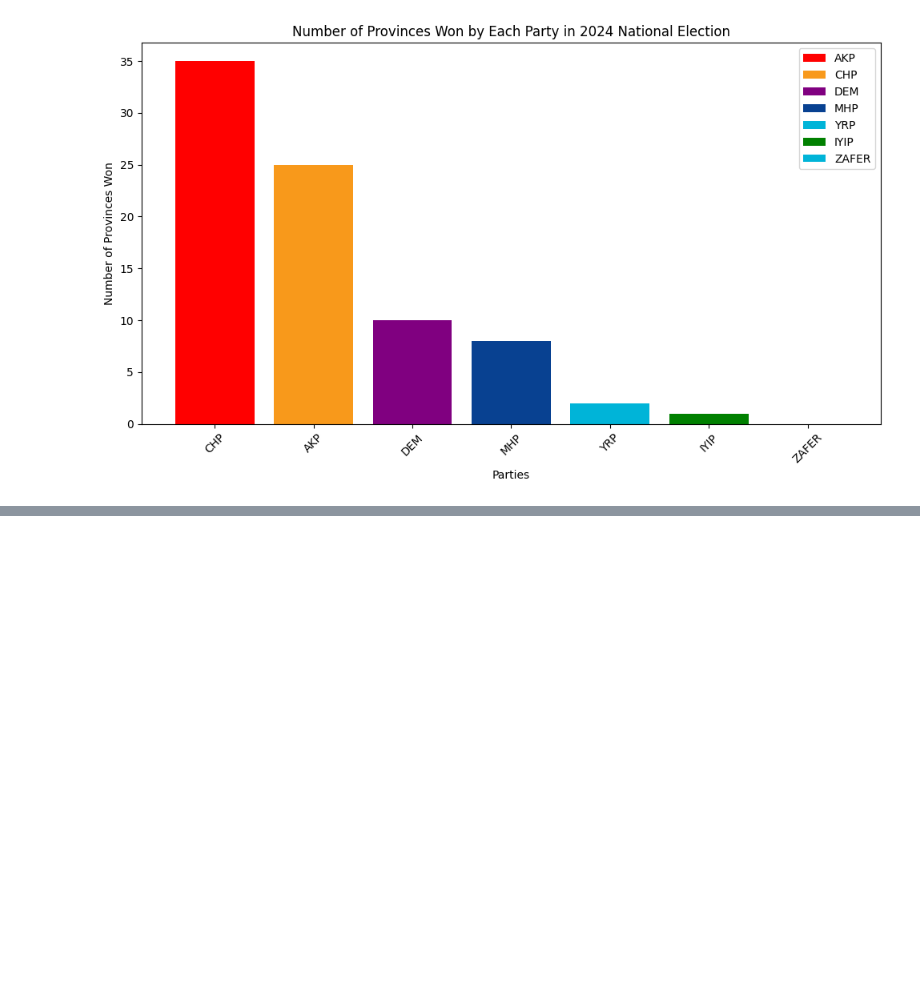
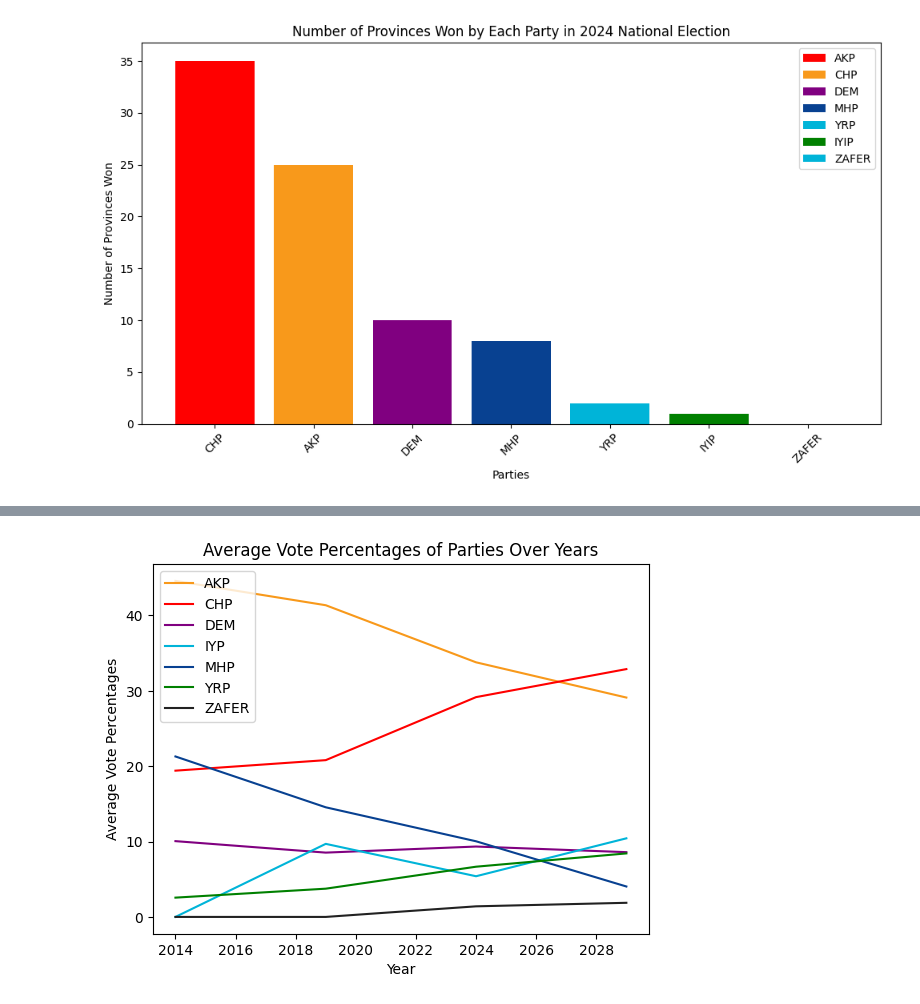
Before and after one commit to imranmammadov19852/Turkey-election-predict, a Jupyter notebook: index.ipynb, the cells around one changed output, grey strips where cells are left out. Saved outputs shown, nothing was run; the diff lists cells and outputs as text; code cells hidden in the pictures; blank space fills up the shorter version.

```diff
--- a/index.ipynb
+++ b/index.ipynb
@@ -408,3 +408,7 @@ plt.legend(bars, legend_labels, loc='upper right')
 plt.show()
 # %% [output]
 [figure]
+# %%
+df2029 = pd.read_csv("election2029.csv")
+
+df2029
@@ -410,0 +478,29 @@ plt.show()
+# %%
+percentsOfAKP_new = [akp_average_percent2014, akp_average_percent2019, akp_average_percent2024, akp_average_percent2029]
+percentsOFCHP_new = [chp_average_percent2014, chp_average_percent2019, chp_average_percent2024, chp_average_percent2029]
+percentsOFDEM_new = [dem_average_percent2014, dem_average_percent2019, dem_average_percent2024, dem_average_percent2029]
+percentsOFIYP_new = [iyip_average_percent2014, iyip_average_percent2019, iyip_average_percent2024, iyip_average_percent2029]
+percentsOFMHP_new = [mhp_average_percent2014, mhp_average_percent2019, mhp_average_percent2024, mhp_average_percent2029]
+percentsOFYRP_new = [yrp_average_percent2014, yrp_average_percent2019, yrp_average_percent2024, yrp_average_percent2029]
+percentsOFZAFER_new = [zafer_average_percent2014, zafer_average_percent2019, zafer_average_percent2024, zafer_average_percent2029]
+
+years = [2014, 2019, 2024, 2029]
+
+colors = ['#F8991B', 'red', 'purple', '#00B4D8', '#084191', 'green', '#222222']
+
+plt.plot(years, percentsOfAKP_new, label='AKP', color=colors[0])
+plt.plot(years, percentsOFCHP_new, label='CHP', color=colors[1])
+plt.plot(years, percentsOFDEM_new, label='DEM', color=colors[2])
+plt.plot(years, percentsOFIYP_new, label='IYP', color=colors[3])
+plt.plot(years, percentsOFMHP_new, label='MHP', color=colors[4])
+plt.plot(years, percentsOFYRP_new, label='YRP', color=colors[5])
+plt.plot(years, percentsOFZAFER_new, label='ZAFER', color=colors[6])
+
+plt.xlabel('Year')
+plt.ylabel('Average Vote Percentages')
+plt.title('Average Vote Percentages of Parties Over Years')
+plt.legend()
+
+plt.show()
+# %% [output]
+[figure, added]
```
Also changed, not shown: parts of 10 cells of this notebook.
